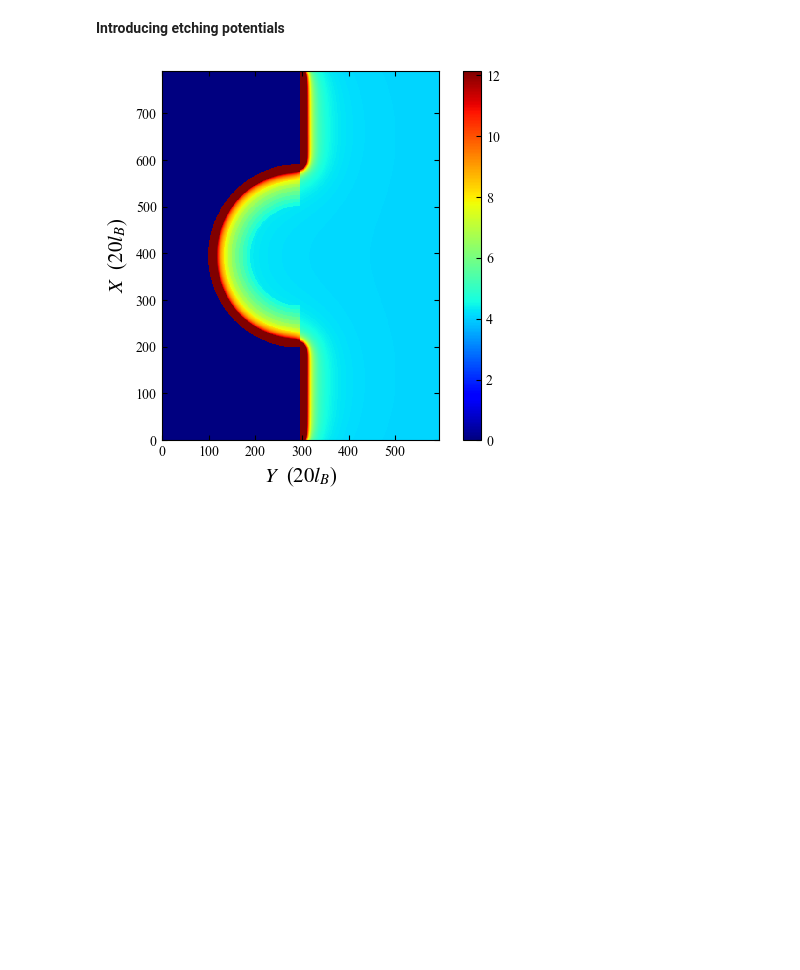
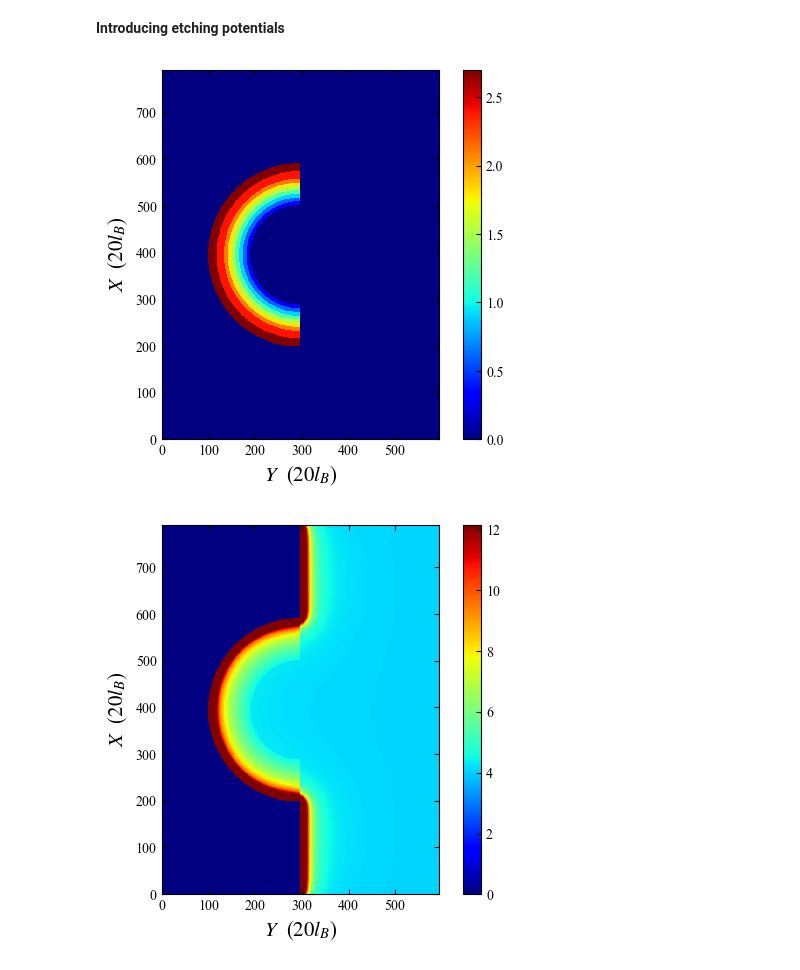
Before and after one commit to Quantum-Dynamics/edgecraft, a Jupyter notebook: PoC_copy.ipynb, the cells around one changed output. Saved outputs shown, nothing was run; the diff lists cells and outputs as text; code cells hidden in the pictures; blank space fills up the shorter version.

```diff
--- a/PoC_copy.ipynb
+++ b/PoC_copy.ipynb
@@ -432,15 +473,36 @@ plt.show()
 # %% [markdown]
 **Introducing etching potentials**
 # %%
+eOld=np.copy(energy)
 energy = apply_local_constant_potential(energy, U_etching1, etched1_indices)
 energy = apply_local_constant_potential(energy, U_etching2, etched2_indices)
 energy = apply_local_constant_potential(energy, U_etching3, etched3_indices)
 energy = apply_local_constant_potential(energy, U_etching4, etched4_indices)
 energy = apply_local_constant_potential(energy, U_etching5, etched5_indices)
 energy = apply_local_constant_potential(energy, U_etching6, etched6_indices)
 energy = apply_local_constant_potential(energy, U_etching7, etched7_indices)
 energy = apply_local_constant_potential(energy, U_etching8, etched8_indices)
 energy = apply_local_constant_potential(energy, U_etching9, etched9_indices)
+
+fig, axis = plt.subplots()
+
+cplot = axis.pcolor(
+    y,
+    x,
+    energy-eOld,
+    cmap="jet",
+    shading="nearest",
+)
+
+axis.set_aspect("equal")
+axis.set_xlabel("$Y$  ($" + f"{M:d}" + " l_B$)")
+axis.set_ylabel("$X$  ($" + f"{M:d}" + " l_B$)")
+
+fig.colorbar(cplot)
+
+plt.show()
+# %% [output]
+[figure, added]
 # %%
 fig, axis = plt.subplots()
 
```
Also changed, not shown: parts of 11 cells of this notebook, 1 other file.
